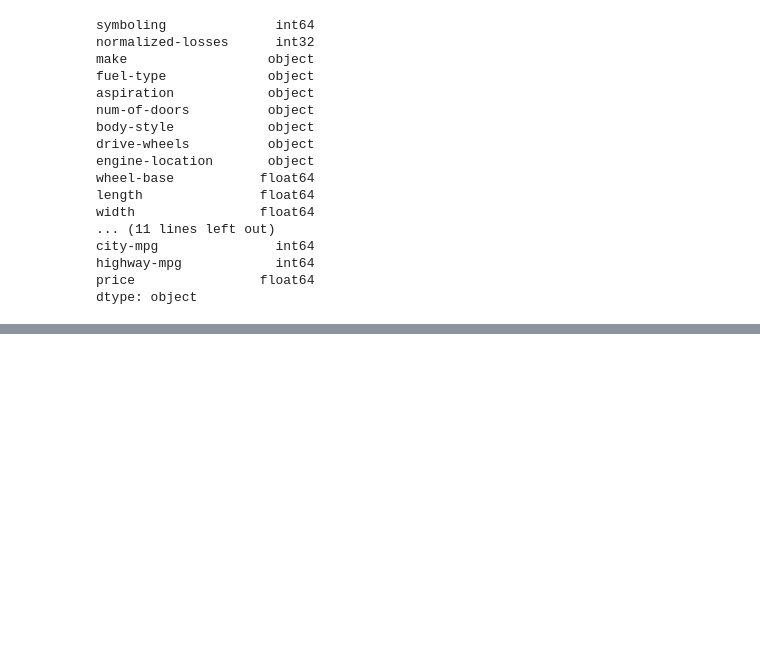
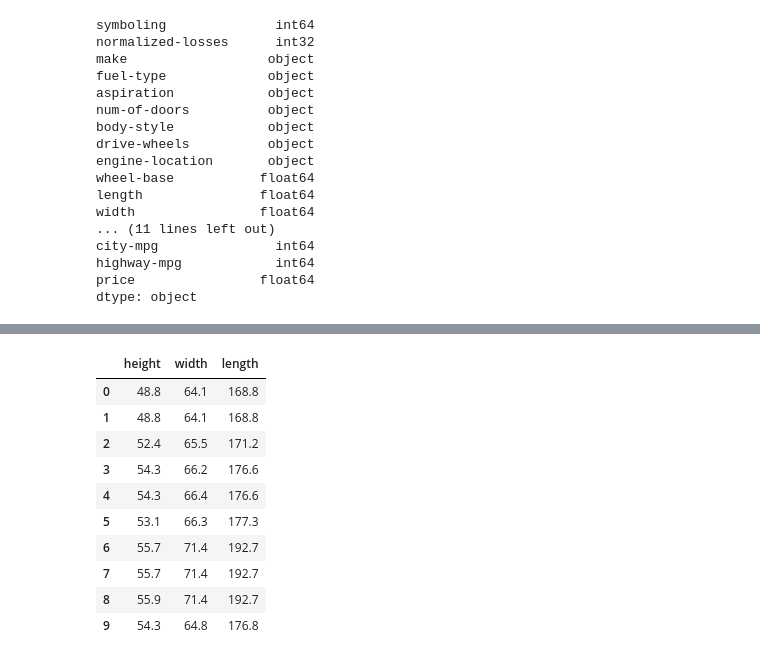
Before and after one commit to himaloy-tech/Machine-Learning, a Jupyter notebook: WizzTech (13-02-2021).ipynb, the cells around one changed output, grey strips where cells are left out. Saved outputs shown, nothing was run; the diff lists cells and outputs as text; code cells hidden in the pictures; blank space fills up the shorter version.

```diff
--- a/WizzTech (13-02-2021).ipynb
+++ b/WizzTech (13-02-2021).ipynb
@@ -244,0 +323,14 @@ dtype: object
+# %%
+df[["height", "width", "length"]].head(10)
+# %% [output]
+|  | height | width | length |
+| 0 | 48.8 | 64.1 | 168.8 |
+| 1 | 48.8 | 64.1 | 168.8 |
+| 2 | 52.4 | 65.5 | 171.2 |
+| 3 | 54.3 | 66.2 | 176.6 |
+| 4 | 54.3 | 66.4 | 176.6 |
+| 5 | 53.1 | 66.3 | 177.3 |
+| 6 | 55.7 | 71.4 | 192.7 |
+| 7 | 55.7 | 71.4 | 192.7 |
+| 8 | 55.9 | 71.4 | 192.7 |
+| 9 | 54.3 | 64.8 | 176.8 |
```
Also changed, not shown: parts of 13 cells of this notebook.
